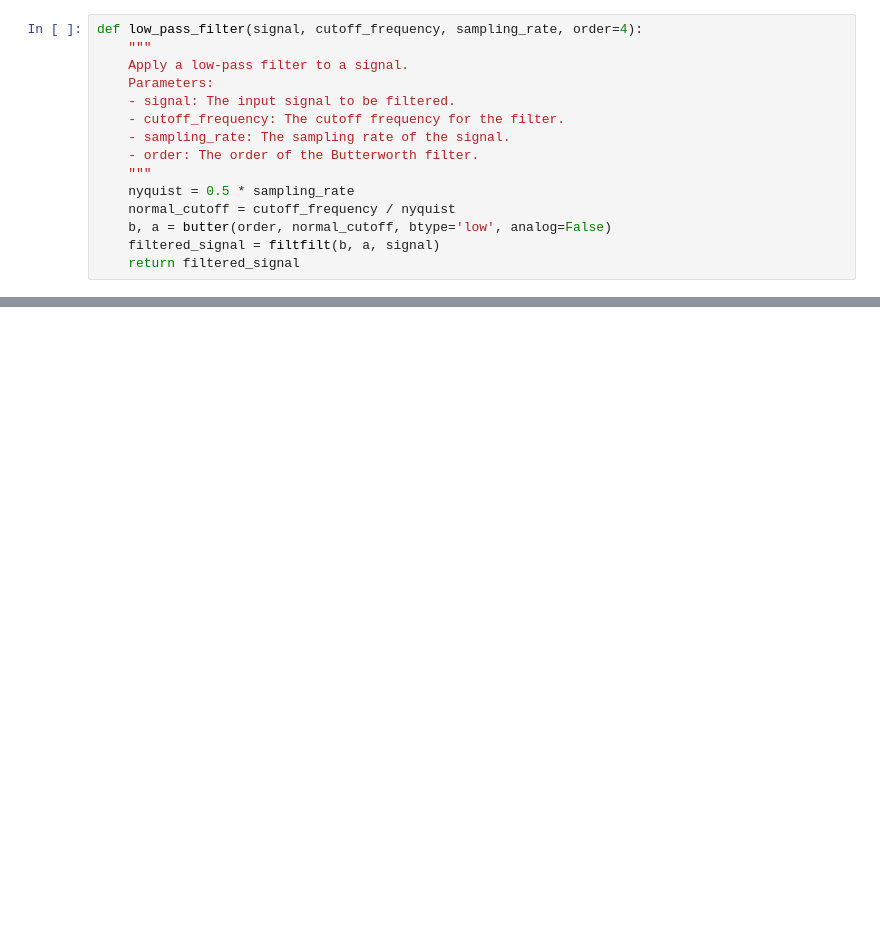
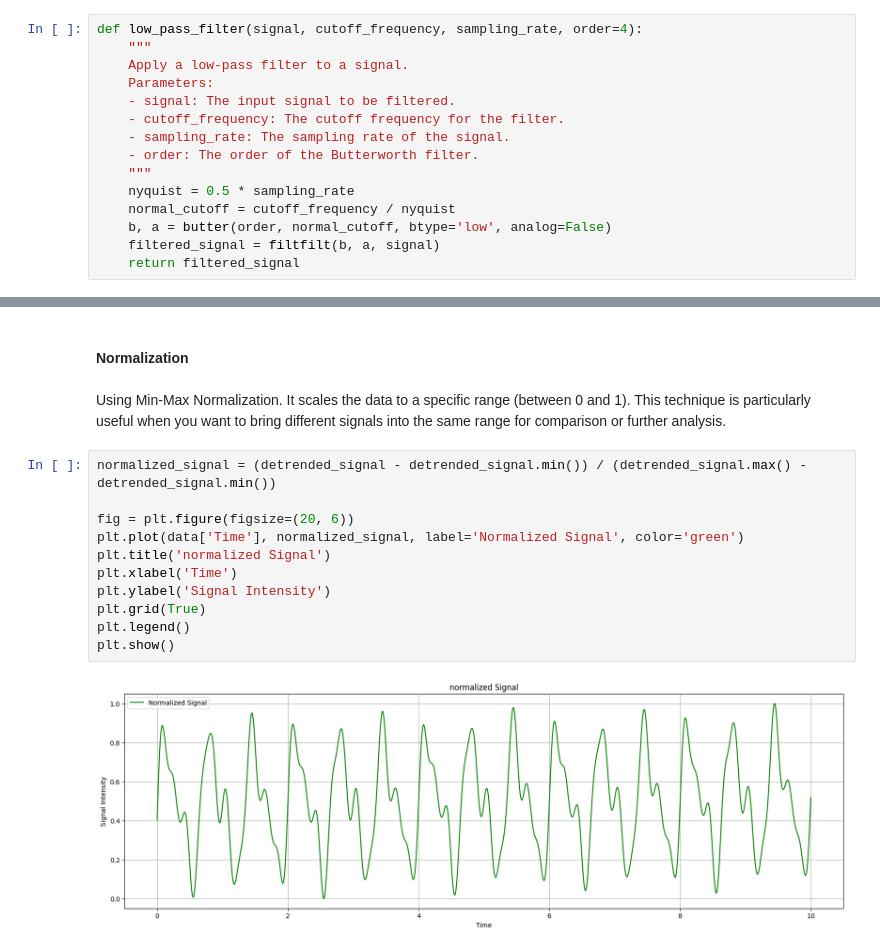
Before and after one commit to itamarKraitman/Olive_Diagnostic, a Jupyter notebook: Question 2/Question_2.ipynb, the cells around one changed output, grey strips where cells are left out. Saved outputs shown, nothing was run; the diff lists cells and outputs as text; blank space fills up the shorter version.

```diff
--- a/Question 2/Question_2.ipynb
+++ b/Question 2/Question_2.ipynb
@@ -123,0 +179,17 @@ Suggested Cutoff Frequency: 7.5 Hz
+# %% [markdown]
+#### Normalization
+# %% [markdown]
+ Using Min-Max Normalization. It scales the data to a specific range (between 0 and 1). This technique is particularly useful when you want to bring different signals into the same range for comparison or further analysis.
+# %%
+normalized_signal = (detrended_signal - detrended_signal.min()) / (detrended_signal.max() - detrended_signal.min())
+
+fig = plt.figure(figsize=(20, 6))
+plt.plot(data['Time'], normalized_signal, label='Normalized Signal', color='green')
+plt.title('normalized Signal')
+plt.xlabel('Time')
+plt.ylabel('Signal Intensity')
+plt.grid(True)
+plt.legend()
+plt.show()
+# %% [output]
+[figure, added]
```
Also changed, not shown: parts of 32 cells of this notebook, 2 other files.
